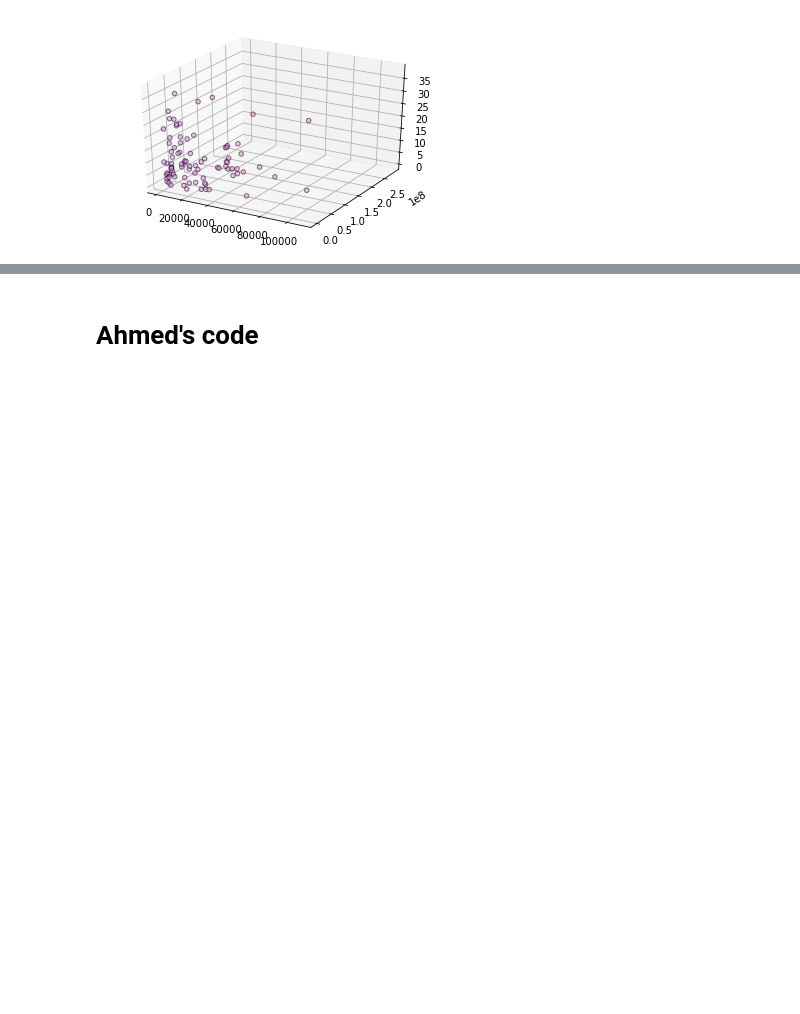
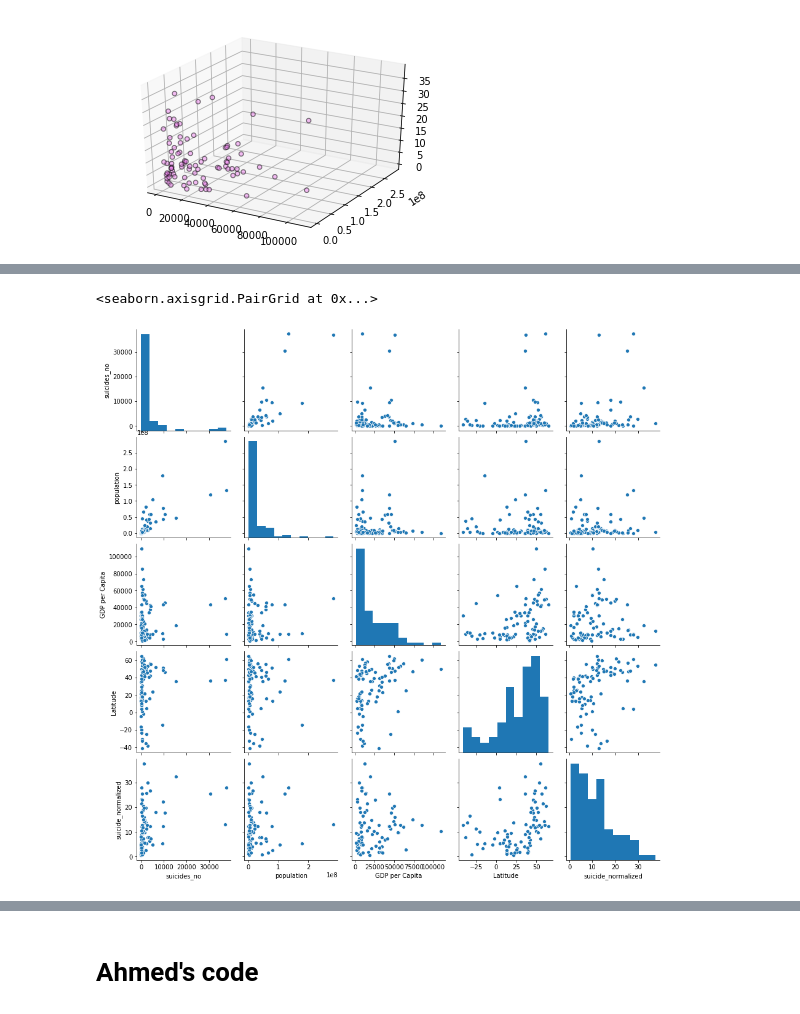
Before and after one commit to mguner-data/Global_Suicide_Data_Analysis, a Jupyter notebook: Final_Presentation_SuicideSquad.ipynb, the cells around one changed output, grey strips where cells are left out. Saved outputs shown, nothing was run; the diff lists cells and outputs as text; code cells hidden in the pictures; blank space fills up the shorter version.

```diff
--- a/Final_Presentation_SuicideSquad.ipynb
+++ b/Final_Presentation_SuicideSquad.ipynb
@@ -372,0 +429,6 @@ plt.show()
+# %%
+# Correlation Matrix
+merged2009_with_lat_df2=merged2009_with_lat_df1.drop(columns=['year','suicides/100k pop', 'HDI for year','latitude', 'longitude',
+                                                             "gdp_per_capita ($)"])
+corr = merged2009_with_lat_df2.corr()
+corr.style.background_gradient(cmap='coolwarm')
@@ -372,0 +442,6 @@ plt.show()
+# %%
+# Basic correlogram
+sns.pairplot(merged2009_with_lat_df2)
+# %% [output]
+<seaborn.axisgrid.PairGrid at 0x...>
+[figure, added]
```
Also changed, not shown: parts of 34 cells of this notebook.
